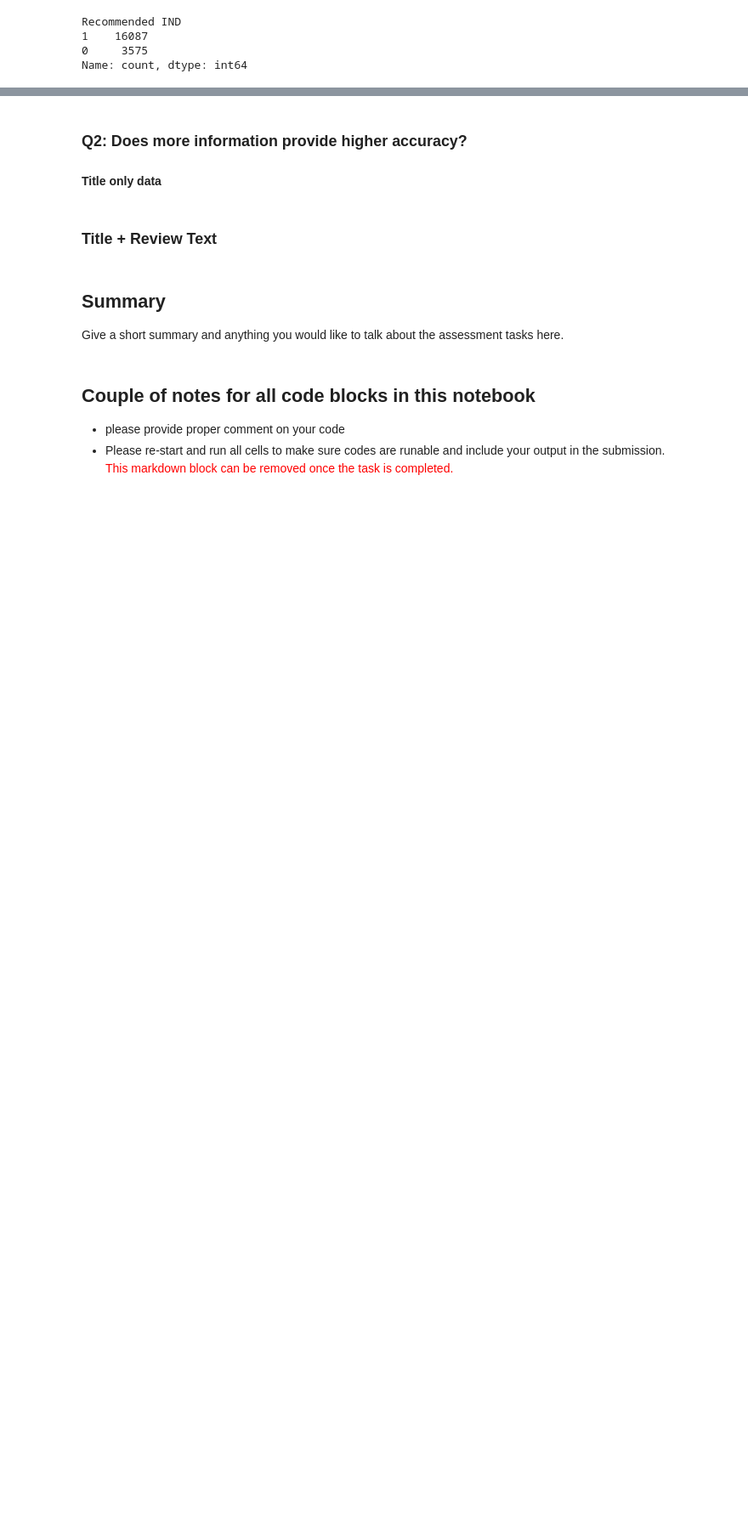
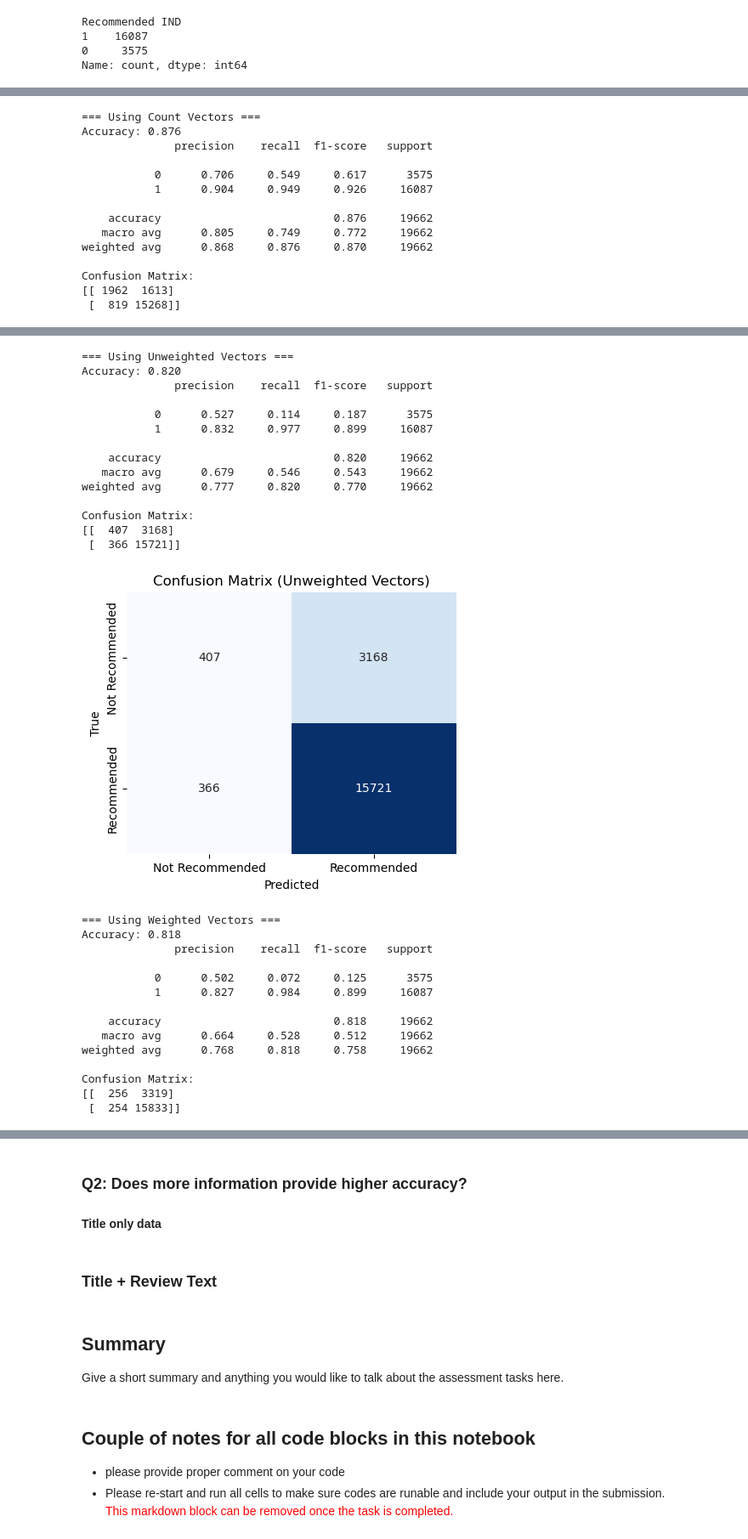
Before and after one commit to TTNguyen0312/ASM3-APDS, a Jupyter notebook: data/task2_3.ipynb, the cells around one changed output, grey strips where cells are left out. Shown at 85% size. Drawn from its saved outputs; the diff is of its cells as text; code cells hidden in the pictures; blank space fills up the shorter version.

```diff
--- a/data/task2_3.ipynb
+++ b/data/task2_3.ipynb
@@ -208,16 +209,2 @@ df
 # %% [markdown]
 Save to a txt file with correct format
-# %%
-out_path = "unweighted_vectors.txt"
-
-with open(out_path, "w", encoding="utf-8") as fout:
-    for review_index, vec_str in enumerate(df["unweighted_vector"].values):
-        # Convert string "[0.1, 0.2, ...]" into Python list
-        fout.write(f"#{review_index}," + ",".join(map(str, vec_str)) + "\n")
-
-print(f"[OK] Wrote {len(df)} lines to {out_path}")
-
-# Preview first 3 lines
-with open(out_path, "r", encoding="utf-8") as f:
-    for _ in range(3):
-        print(f.readline().rstrip())
@@ -228,0 +211,13 @@ with open(out_path, "r", encoding="utf-8") as f:
+# %%
+out_path = "unweighted_vectors.txt"
+
+lines = []
+for review_index, vec in enumerate(df["unweighted_vector"].values):
+    if hasattr(vec, "tolist"):
+        vec = vec.tolist()
+    lines.append(f"#{review_index},[{','.join(map(str, vec))}]\n")
+
+with open(out_path, "w", encoding="utf-8") as fout:
+    fout.writelines(lines)
+
+print(f"[OK] Wrote {len(lines)} lines to {out_path}")
@@ -337,6 +335,7 @@ def load_vectors(file_path, sparse=False):
                         vec[int(idx)] = int(val)
                 vectors.append(vec)
             else:
+                vec_str = vec_str.strip("[]")
                 vec = np.array([float(x) for x in vec_str.split(",")])
                 vectors.append(vec)
     return vectors
@@ -345,8 +344,8 @@ from sklearn.preprocessing import StandardScaler
 
 
 X_count     = load_vectors("count_vectors.txt", sparse=True)
-X_unweighted = StandardScaler().fit_transform(np.array(load_vectors("unweighted_vectors.txt")))
-X_weighted   = StandardScaler().fit_transform(np.array(load_vectors("weighted_vectors.txt")))
+X_ft_unweighted = StandardScaler().fit_transform(np.array(load_vectors("unweighted_vectors.txt")))
+X_ft_weighted   = StandardScaler().fit_transform(np.array(load_vectors("weighted_vectors.txt")))
 # %%
 X_unweighted
 # %% [output]
@@ -487,0 +443,17 @@ Confusion Matrix:
+# %%
+run_model_analysis(clf, X_count, X_ft_unweighted, X_ft_weighted, y)
+# %% [output]
+=== Using Count Vectors ===
+Accuracy: 0.876
+              precision    recall  f1-score   support
+
+           0      0.706     0.549     0.617      3575
+           1      0.904     0.949     0.926     16087
+
+    accuracy                          0.876     19662
+   macro avg      0.805     0.749     0.772     19662
+weighted avg      0.868     0.876     0.870     19662
+
+Confusion Matrix:
+[[ 1962  1613]
+ [  819 15268]]
@@ -487,0 +461,29 @@ Confusion Matrix:
+=== Using Unweighted Vectors ===
+Accuracy: 0.820
+              precision    recall  f1-score   support
+
+           0      0.527     0.114     0.187      3575
+           1      0.832     0.977     0.899     16087
+
+    accuracy                          0.820     19662
+   macro avg      0.679     0.546     0.543     19662
+weighted avg      0.777     0.820     0.770     19662
+
+Confusion Matrix:
+[[  407  3168]
+ [  366 15721]]
+[figure, added]
+=== Using Weighted Vectors ===
+Accuracy: 0.818
+              precision    recall  f1-score   support
+
+           0      0.502     0.072     0.125      3575
+           1      0.827     0.984     0.899     16087
+
+    accuracy                          0.818     19662
+   macro avg      0.664     0.528     0.512     19662
+weighted avg      0.768     0.818     0.758     19662
+
+Confusion Matrix:
+[[  256  3319]
+ [  254 15833]]
```
Also changed, not shown: parts of 24 cells of this notebook.
